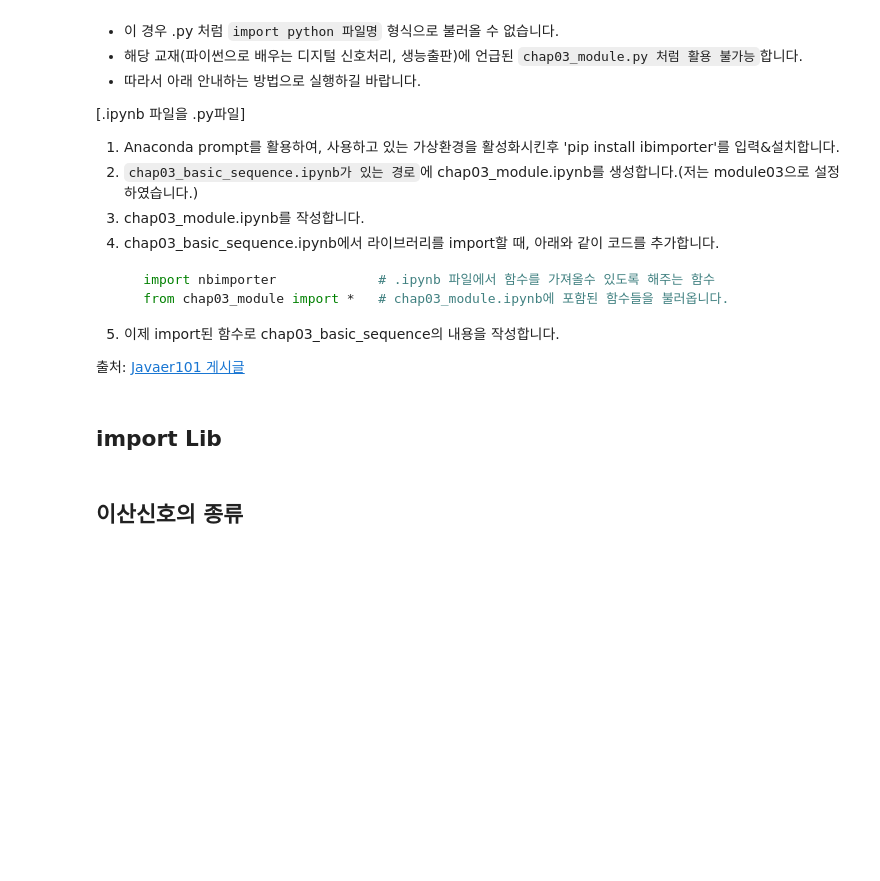
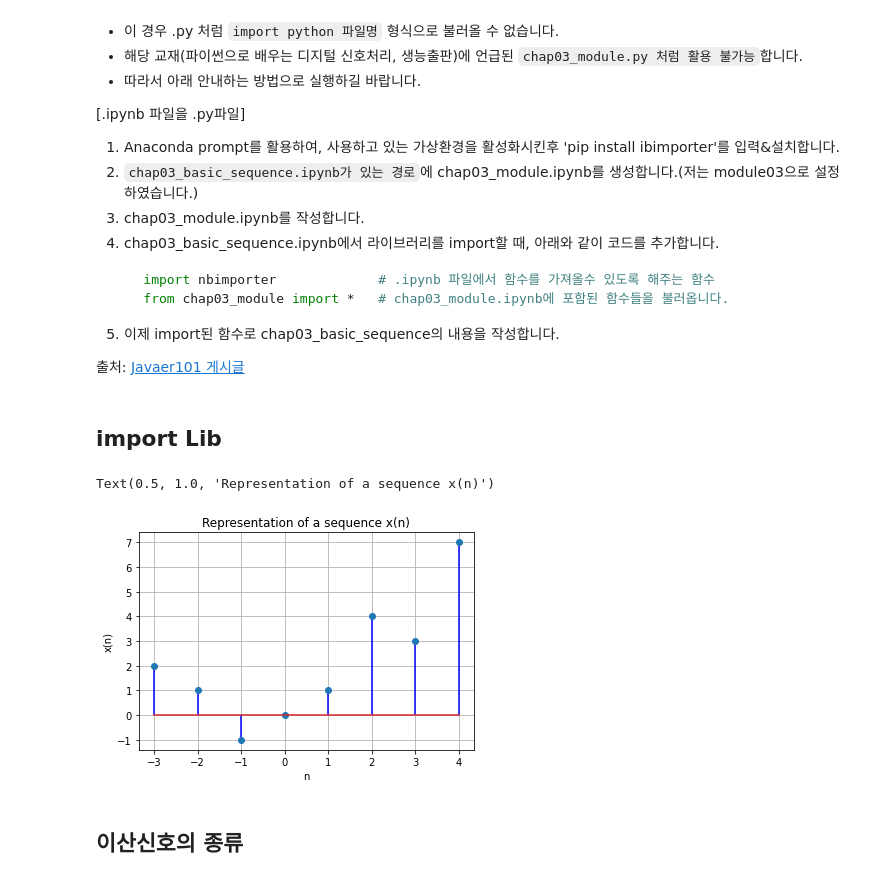
Before and after one commit to asdfrv20/DSP_python, a Jupyter notebook: chap03/chap03_basic_sequences.ipynb, the cells around one changed output. Saved outputs shown, nothing was run; the diff lists cells and outputs as text; code cells hidden in the pictures; blank space fills up the shorter version.

```diff
--- a/chap03/chap03_basic_sequences.ipynb
+++ b/chap03/chap03_basic_sequences.ipynb
@@ -34,3 +31,14 @@ n = []
+# %%
+# 임의의 이산시간신호 (import test)
+n = [-3,-2,-1,0,1,2,3,4]
+xn = [2,1,-1, 0,1,4,3,7]
+
+plt.stem(n,xn,"blue"); plt.grid()
+plt.xlabel("n"); plt.ylabel("x(n)")
+plt.title("Representation of a sequence x(n)")
+# %% [output]
+Text(0.5, 1.0, 'Representation of a sequence x(n)')
+[figure, added]
 # %% [markdown]
 ## 이산신호의 종류
 # %% [markdown]
```
Also changed, not shown: parts of 11 cells of this notebook, 1 other file.
